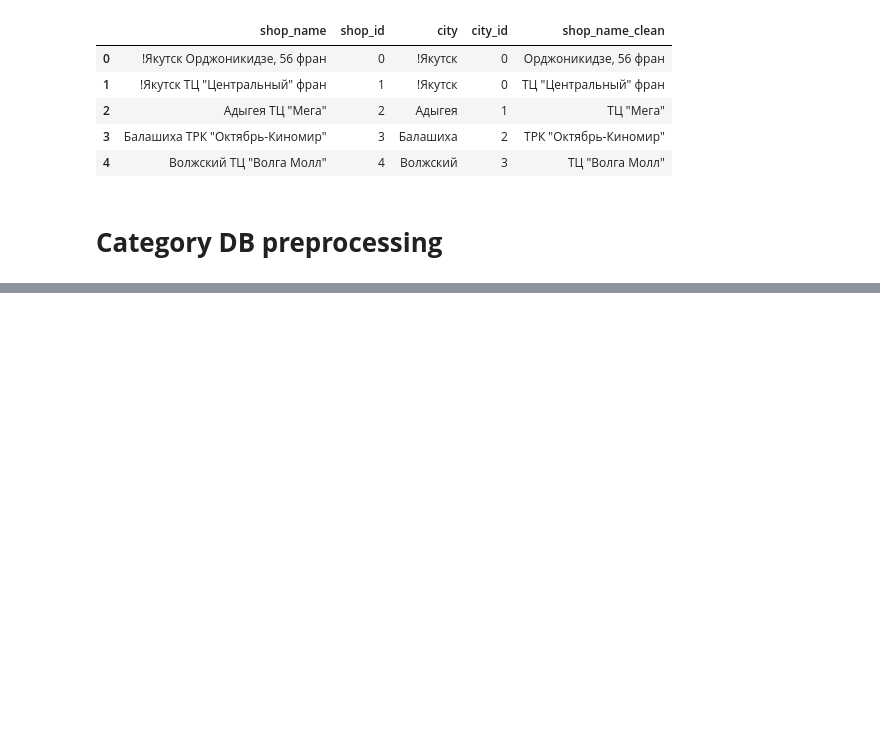
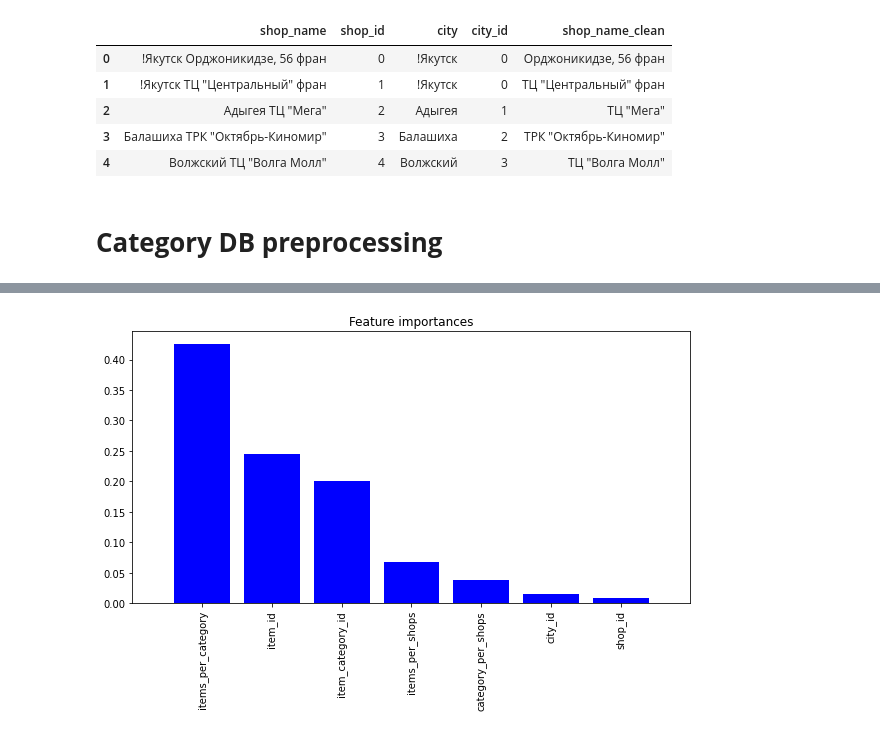
Before and after one commit to malowana/PredictFutureSales, a Jupyter notebook: Predict_Future_Sales.ipynb, the cells around one changed output, grey strips where cells are left out. Drawn from its saved outputs; the diff is of its cells as text; code cells hidden in the pictures; blank space fills up the shorter version.

```diff
--- a/Predict_Future_Sales.ipynb
+++ b/Predict_Future_Sales.ipynb
@@ -110,0 +457,20 @@ len(top_shops)
+# %%
+def get_feats(df, black_list=[ 'date', 'date_block_num','item_price', 'ID', 'item_cnt_day', 'item_cnt_day_pred','city_id',  'most_revenue_shop','cumsum']):
+    num_feats = df.select_dtypes(include = [np.number,np.bool]).columns
+    return [x for x in num_feats if x not in black_list]
+# %%
+def draw_feature_importances(model, features):
+    importances = model.feature_importances_
+    indices = np.argsort(importances)[::-1]
+
+    plt.figure(figsize=(10, 5))
+    plt.title("Feature importances")
+    plt.bar(range(X.shape[1]), model.feature_importances_[indices],
+           color="b", align="center")
+    plt.xticks(range(X.shape[1]), [ features[x] for x in indices])
+    plt.xticks(rotation=90)
+    plt.xlim([-1, X.shape[1]])
+    plt.show()
+# %%
+feats = get_feats(train2)
+feats
@@ -110,0 +487,12 @@ len(top_shops)
+# %%
+#DecisionTreeClassifier
+X = train2[ get_feats(train2) ].values
+y = train2['item_cnt_day'].values
+model = DecisionTreeRegressor(max_depth=10)
+model.fit(X, y)
+y_pred = model.predict(X)
+mean_squared_error(y, y_pred, squared=False)
+# %%
+draw_feature_importances(model, feats)
+# %% [output]
+[figure, added]
```
Also changed, not shown: parts of 50 cells of this notebook.
